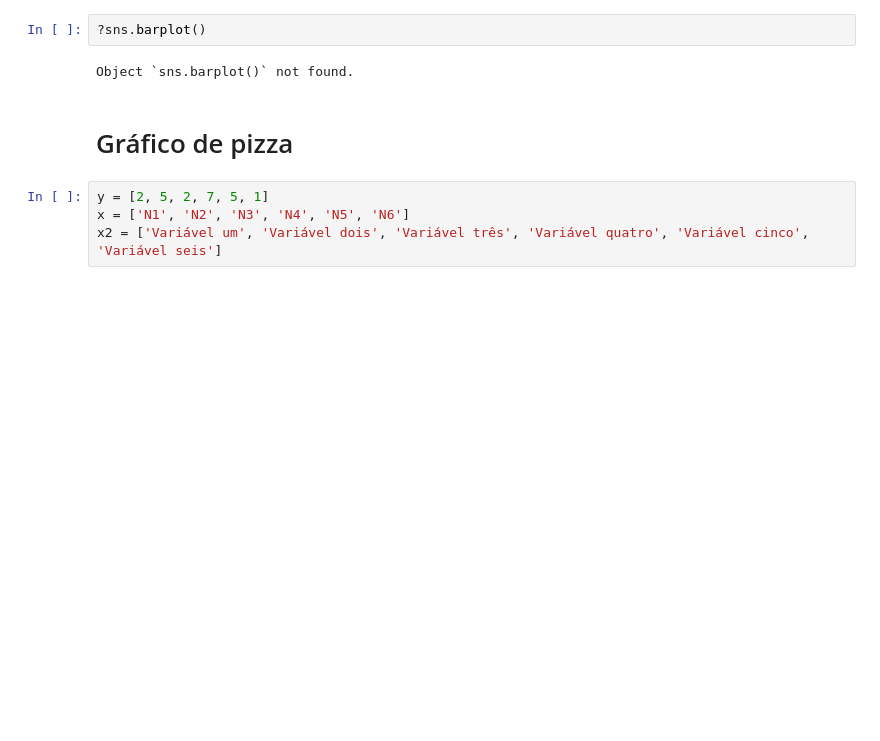
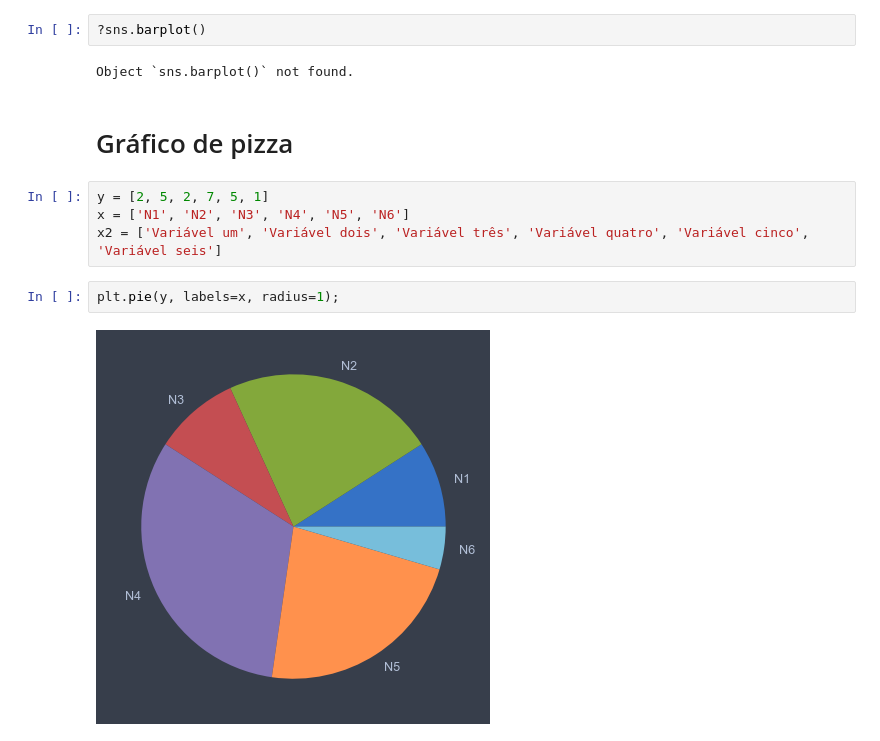
Before and after one commit to Ighus/ds_stats_study, a Jupyter notebook: graphs.ipynb, the cells around one changed output. Saved outputs shown, nothing was run; the diff lists cells and outputs as text; blank space fills up the shorter version.

```diff
--- a/graphs.ipynb
+++ b/graphs.ipynb
@@ -34,3 +34,7 @@ Object `sns.barplot()` not found.
 y = [2, 5, 2, 7, 5, 1]
 x = ['N1', 'N2', 'N3', 'N4', 'N5', 'N6']
 x2 = ['Variável um', 'Variável dois', 'Variável três', 'Variável quatro', 'Variável cinco', 'Variável seis']
+# %%
+plt.pie(y, labels=x, radius=1);
+# %% [output]
+[figure, added]
```
Also changed, not shown: 1 other file.
